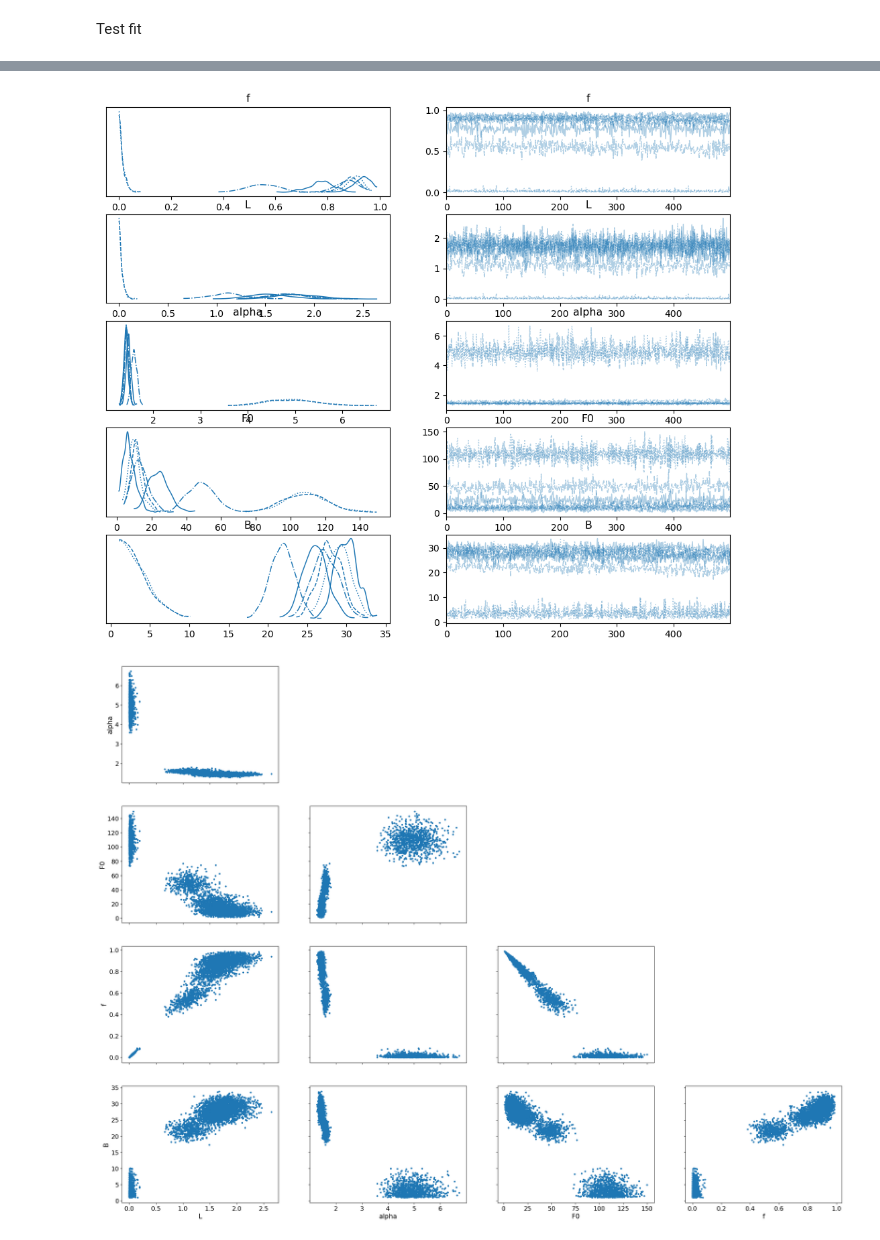
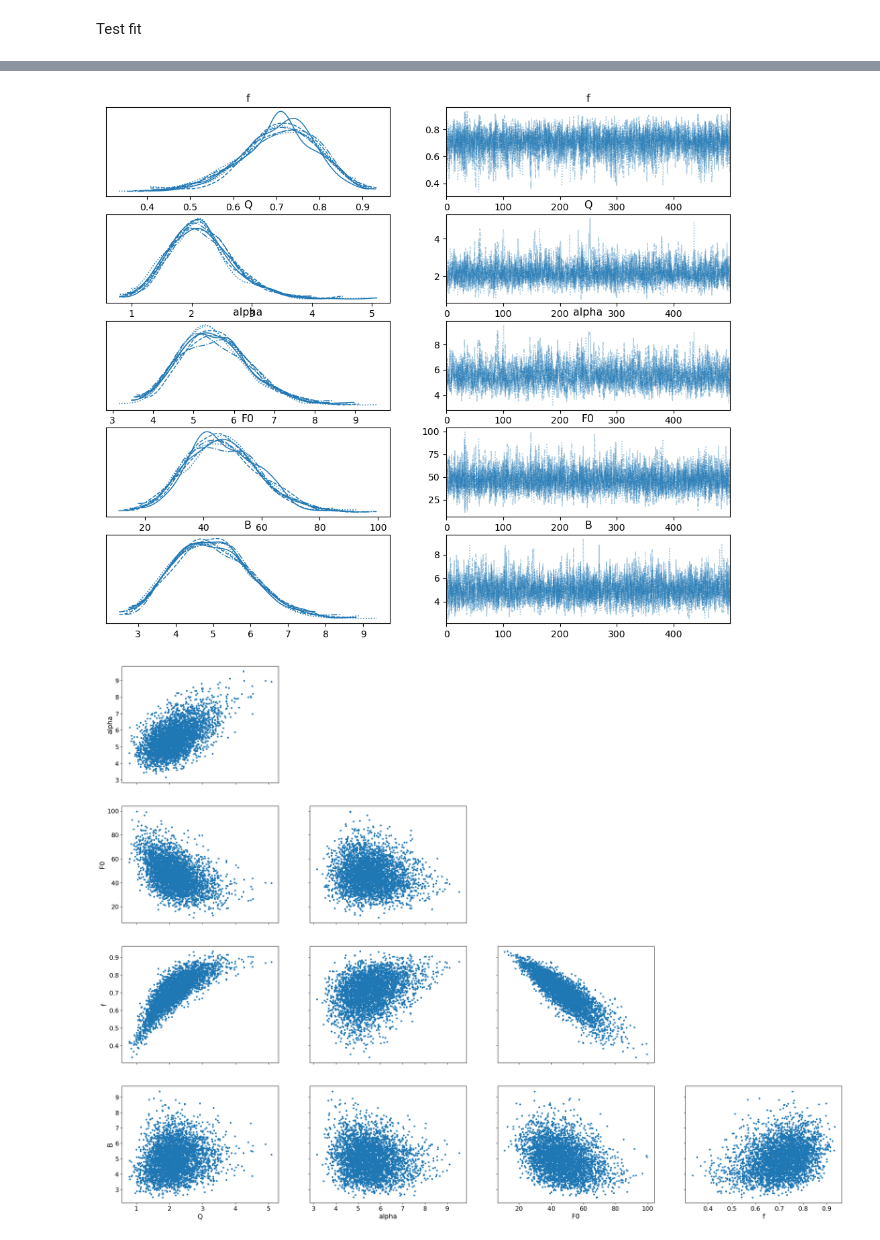
Before and after one commit to uhecr-project/uhecr_model, a Jupyter notebook: uhecr_model/paper_1/energy_loss/test_fancy_updates.ipynb, the cells around one changed output, grey strips where cells are left out. Saved outputs shown, nothing was run; the diff lists cells and outputs as text; code cells hidden in the pictures.

```diff
--- a/uhecr_model/paper_1/energy_loss/test_fancy_updates.ipynb
+++ b/uhecr_model/paper_1/energy_loss/test_fancy_updates.ipynb
@@ -172,8 +192,8 @@ Done!
 # %%
-arviz.plot_trace(fit, var_names=["f", "L", "alpha", "F0", "B"]);
+arviz.plot_trace(fit, var_names=["f", "Q", "alpha", "F0", "B"]);
 # %% [output]
-[figure, old version]
+[figure, new version]
 # %%
-arviz.plot_pair(fit, var_names=["L", "alpha", "F0", "f", "B"]);
+arviz.plot_pair(fit, var_names=["Q", "alpha", "F0", "f", "B"]);
 # %% [output]
-[figure, old version]
+[figure, new version]
```
Also changed, not shown: parts of 16 cells of this notebook, 6 other files.
